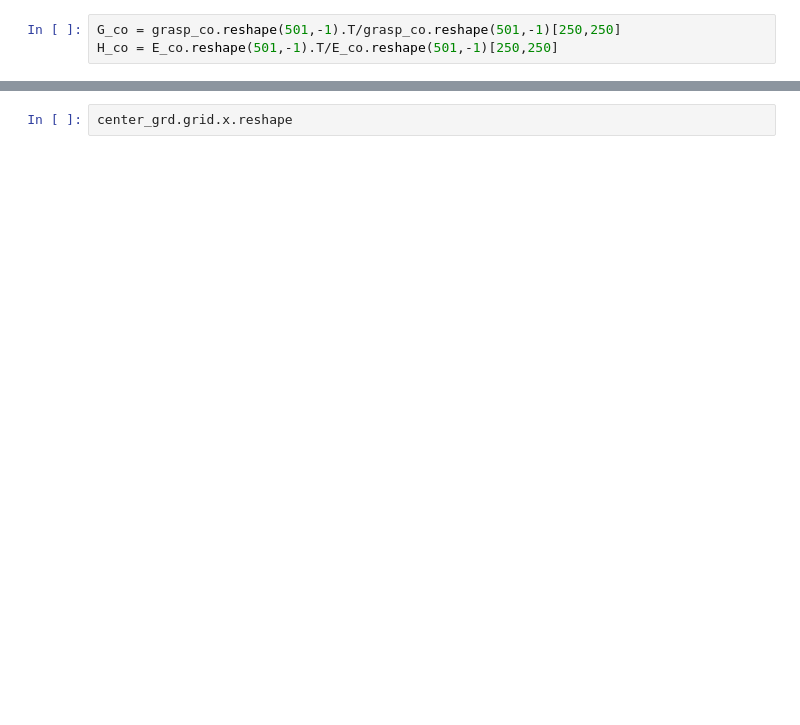
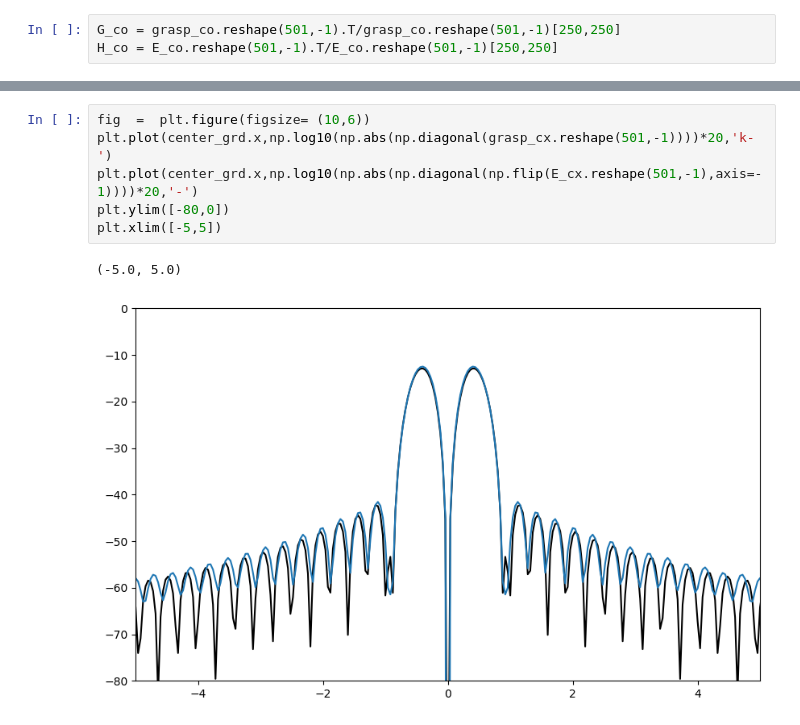
Before and after one commit to XiaodongRencologne/PO_test, a Jupyter notebook: L1_test2.ipynb, the cells around one changed output, grey strips where cells are left out. Cells and saved outputs as stored; diff of their text form; blank space fills up the shorter version.

```diff
--- a/L1_test2.ipynb
+++ b/L1_test2.ipynb
@@ -174,2 +268,9 @@ plt.xlim([-5,5])
 # %%
-center_grd.grid.x.reshape
+fig  =  plt.figure(figsize= (10,6))
+plt.plot(center_grd.x,np.log10(np.abs(np.diagonal(grasp_cx.reshape(501,-1))))*20,'k-')
+plt.plot(center_grd.x,np.log10(np.abs(np.diagonal(np.flip(E_cx.reshape(501,-1),axis=-1))))*20,'-')
+plt.ylim([-80,0])
+plt.xlim([-5,5])
+# %% [output]
+(-5.0, 5.0)
+[figure, added]
```
Also changed, not shown: parts of 20 cells of this notebook, 6 other files.
